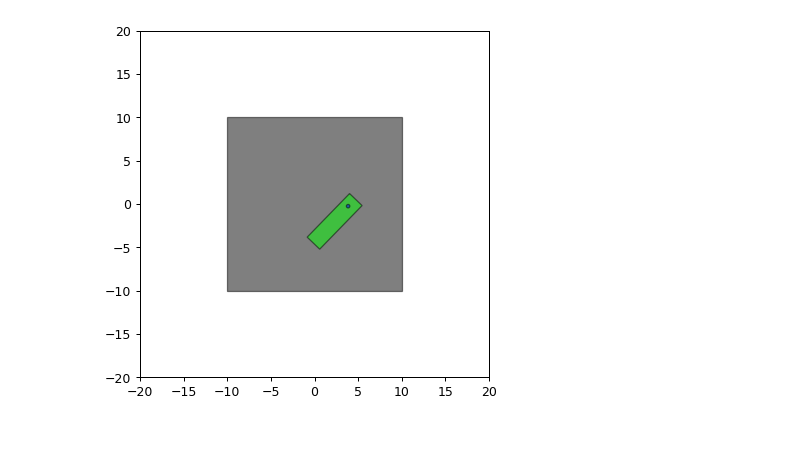
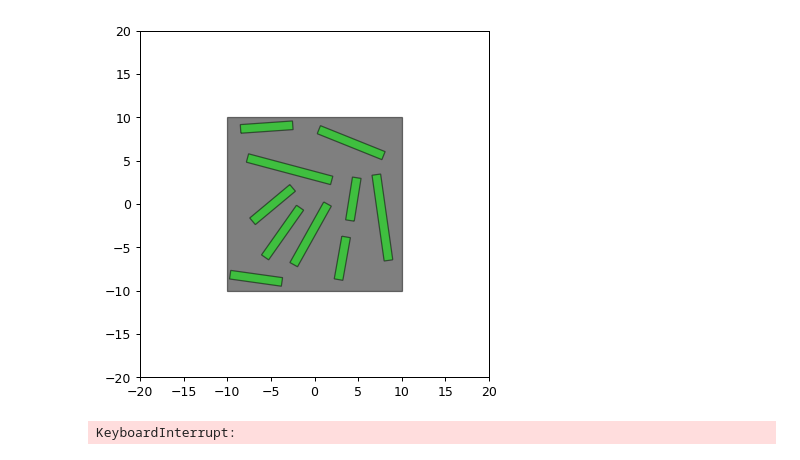
Before and after one commit to szczekulskij/home-robot-simulation, a Jupyter notebook: toying_around.ipynb, the cells around one changed output. Drawn from its saved outputs; the diff is of its cells as text; code cells hidden in the pictures.

```diff
--- a/toying_around.ipynb
+++ b/toying_around.ipynb
@@ -112,11 +112,31 @@ def check_if_object_is_valid(table_coords, object_coords, other_objects_coords,
 single_table_coords = [(4.020857505897357, 1.2073461039274607), (-0.8417510873156235, -3.828032498443098), (0.5969285133616786, -5.217349239361092), (5.459537106574659, -0.18197063699053384), (4.020857505897357, 1.2073461039274607)]
 # %%
 room_coords = [(-10, -10), (-10, 10), (10, 10), (10, -10)]
-tables = [single_table_coords]
-# for i in range(10):
-#     table_coords = add_random_table(room_coords, tables, 1)
-#     tables.append(table_coords)
-object_ = add_random_objet(single_table_coords, [], 1, object_size = 0.5)
-plot(room_coords, tables, [object_])
+tables = []
+for i in range(10):
+    table_coords = add_random_table(room_coords, tables, 1)
+    tables.append(table_coords)
+plot(room_coords, tables, [])
 # %% [output]
-[figure, old version]
+[figure, new version]
+# %%
+def flatten_2dlist(l): return [item for sublist in l for item in sublist]
+
+room_coords = [(-10, -10), (-10, 10), (10, 10), (10, -10)]
+tables = []
+for i in range(2):
+    table_coords = add_random_table(room_coords, tables, 1)
+    tables.append(table_coords)
+
+objects2d = []
+for table_coords in tables:
+    objects_1d = []
+    for i in range(2):
+        object_coords = add_random_objet(table_coords, objects_1d, min_distance_between_objects = 0.1, object_size = 1)
+        objects_1d.append(object_coords)
+    objects2d.append(objects_1d)
+
+objects = flatten_2dlist(objects2d)
+plot(room_coords, tables, objects)
+# %% [output]
+KeyboardInterrupt:
```
Also changed, not shown: parts of 1 cell of this notebook.
